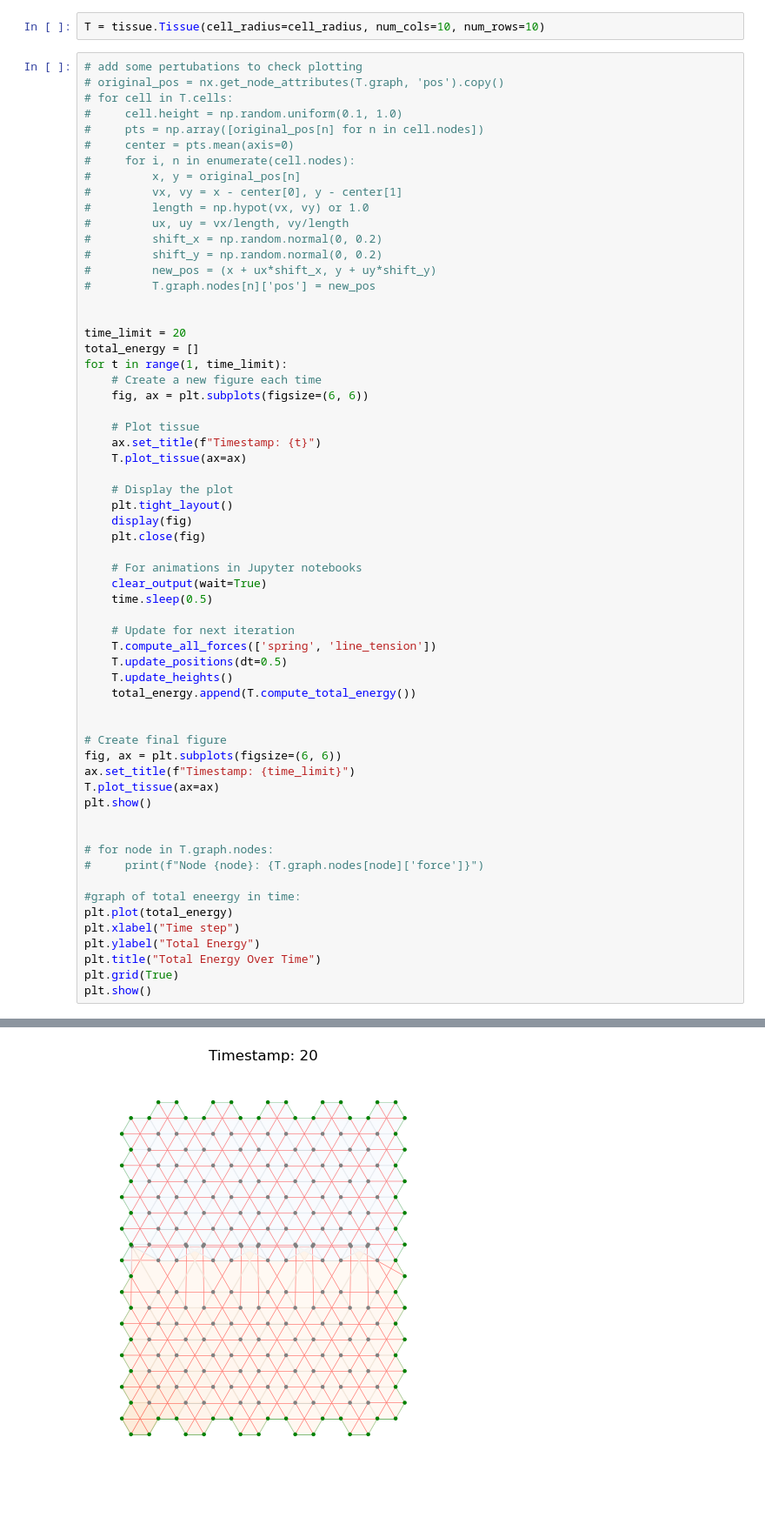
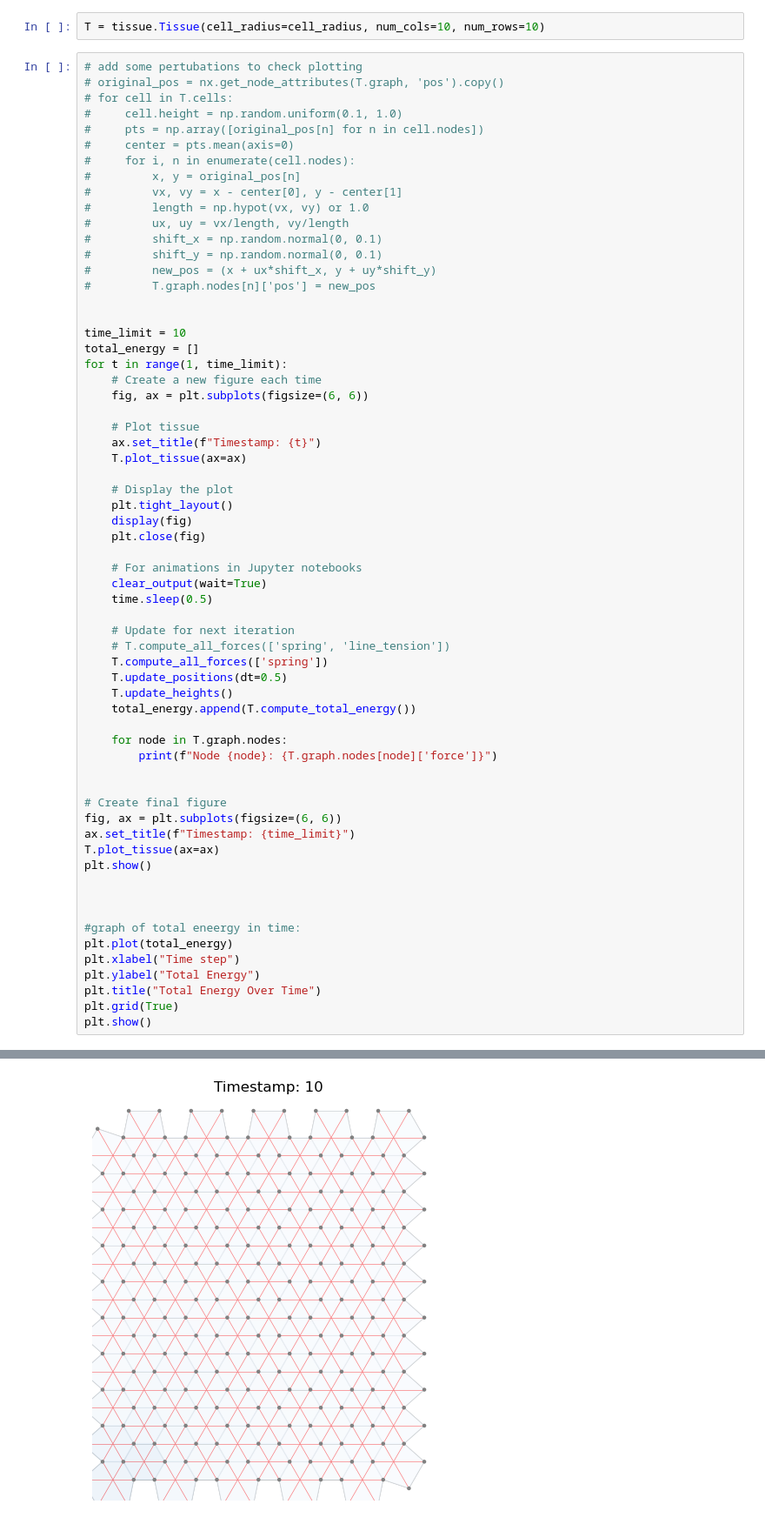
Before and after one commit to tomernadiv/vertex_model, a Jupyter notebook: notebook.ipynb, the cells around one changed output, grey strips where cells are left out. Shown at 87% size. Drawn from its saved outputs; the diff is of its cells as text.

```diff
--- a/notebook.ipynb
+++ b/notebook.ipynb
@@ -31,13 +31,13 @@ T = tissue.Tissue(cell_radius=cell_radius, num_cols=10, num_rows=10)
 #         vx, vy = x - center[0], y - center[1]
 #         length = np.hypot(vx, vy) or 1.0
 #         ux, uy = vx/length, vy/length
-#         shift_x = np.random.normal(0, 0.2)
-#         shift_y = np.random.normal(0, 0.2)
+#         shift_x = np.random.normal(0, 0.1)
+#         shift_y = np.random.normal(0, 0.1)
 #         new_pos = (x + ux*shift_x, y + uy*shift_y)
 #         T.graph.nodes[n]['pos'] = new_pos
 
 
-time_limit = 20
+time_limit = 10
 total_energy = []
 for t in range(1, time_limit):
     # Create a new figure each time
@@ -57,10 +57,14 @@ for t in range(1, time_limit):
     time.sleep(0.5)
 
     # Update for next iteration
-    T.compute_all_forces(['spring', 'line_tension'])
+    # T.compute_all_forces(['spring', 'line_tension'])
+    T.compute_all_forces(['spring'])
     T.update_positions(dt=0.5)
     T.update_heights()
     total_energy.append(T.compute_total_energy())
+
+    for node in T.graph.nodes:
+        print(f"Node {node}: {T.graph.nodes[node]['force']}")
 
 
 # Create final figure
@@ -70,8 +74,6 @@ T.plot_tissue(ax=ax)
 plt.show()
 
 
-# for node in T.graph.nodes:
-#     print(f"Node {node}: {T.graph.nodes[node]['force']}")
 
 #graph of total eneergy in time:
 plt.plot(total_energy)
@@ -84 +103 @@ plt.show()
-[figure, old version]
+[figure, new version]
```
Also changed, not shown: parts of 1 cell of this notebook, 2 other files.
